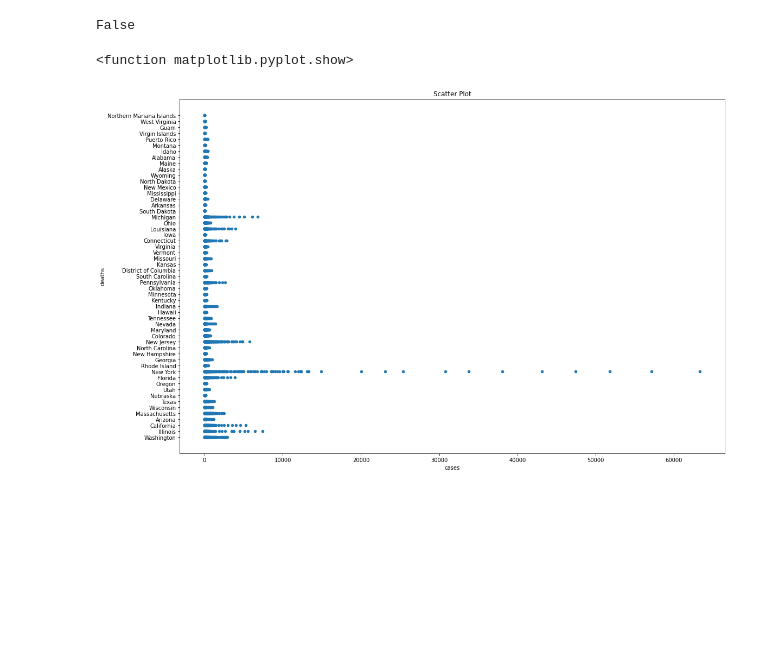
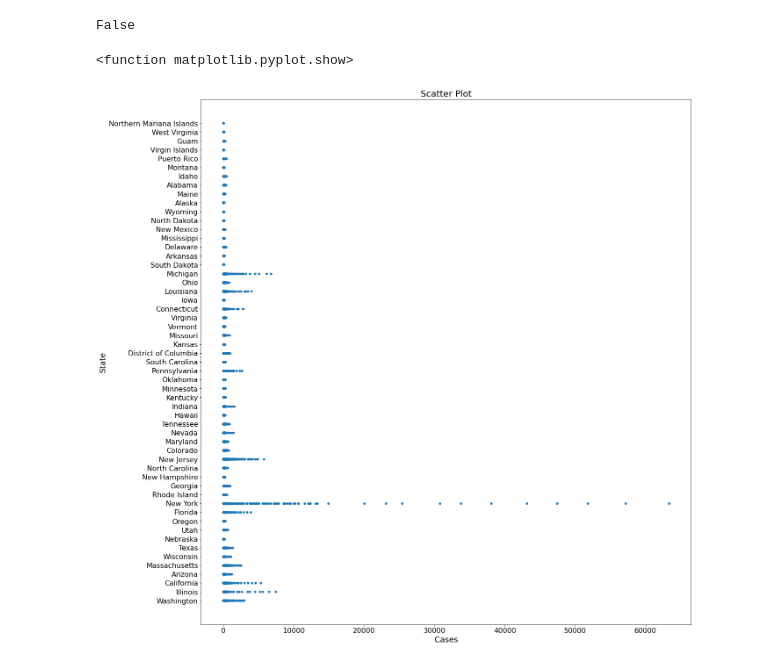
Before and after one commit to marcusmayo/Data-Visualizations, a Jupyter notebook: State_Scatterplot.ipynb, the cells around one changed output. Cells and saved outputs as stored; diff of their text form; code cells hidden in the pictures; blank space fills up the shorter version.

```diff
--- a/State_Scatterplot.ipynb
+++ b/State_Scatterplot.ipynb
@@ -118,14 +118,16 @@ False
 # %%
 #Rename Dataframe to not overwrite original
 #Execute code
 #Pick two columns
 Counties3=Counties2.plot.scatter(x='cases', y='state')
 
-plt.title('Scatter Plot')
-plt.xlabel('cases')
-plt.ylabel('deaths')
-plt.rcParams['figure.figsize']={18,12}
+plt.title('Scatter Plot', fontsize=20)
+plt.xlabel('Cases')
+plt.ylabel('State')
+plt.rcParams['figure.figsize']={20,22}
+plt.yticks(fontsize=16)
+plt.xticks(fontsize=16)
 plt.show
 # %% [output]
 <function matplotlib.pyplot.show>
-[figure, old version]
+[figure, new version]
```
